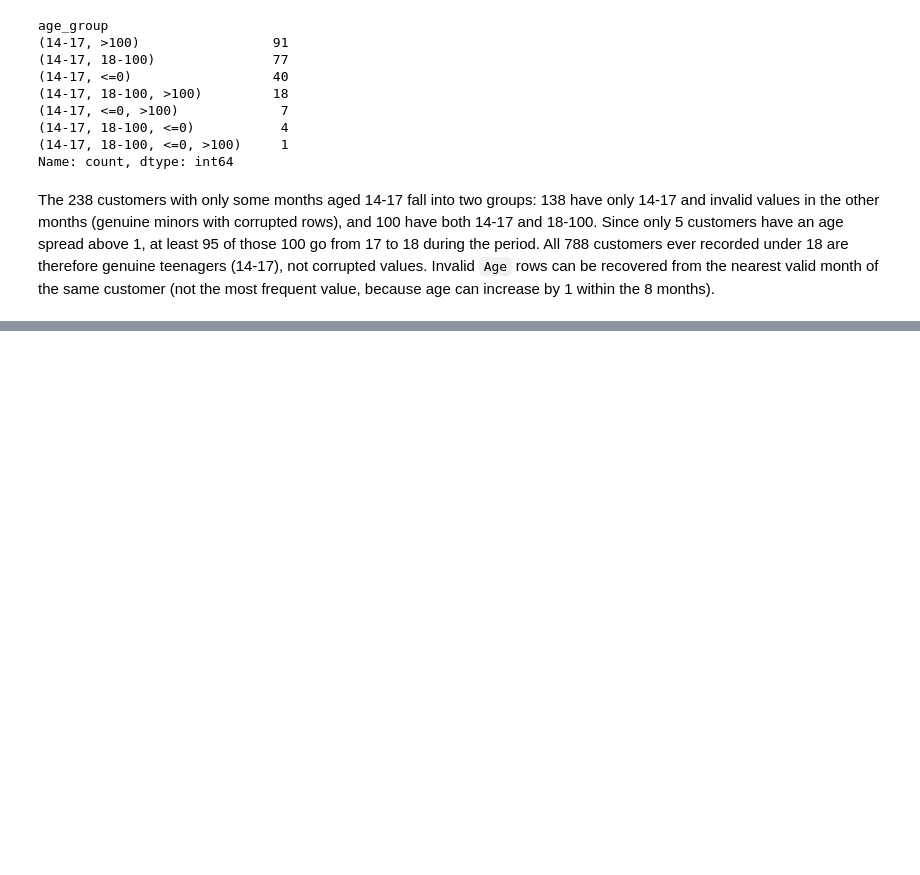
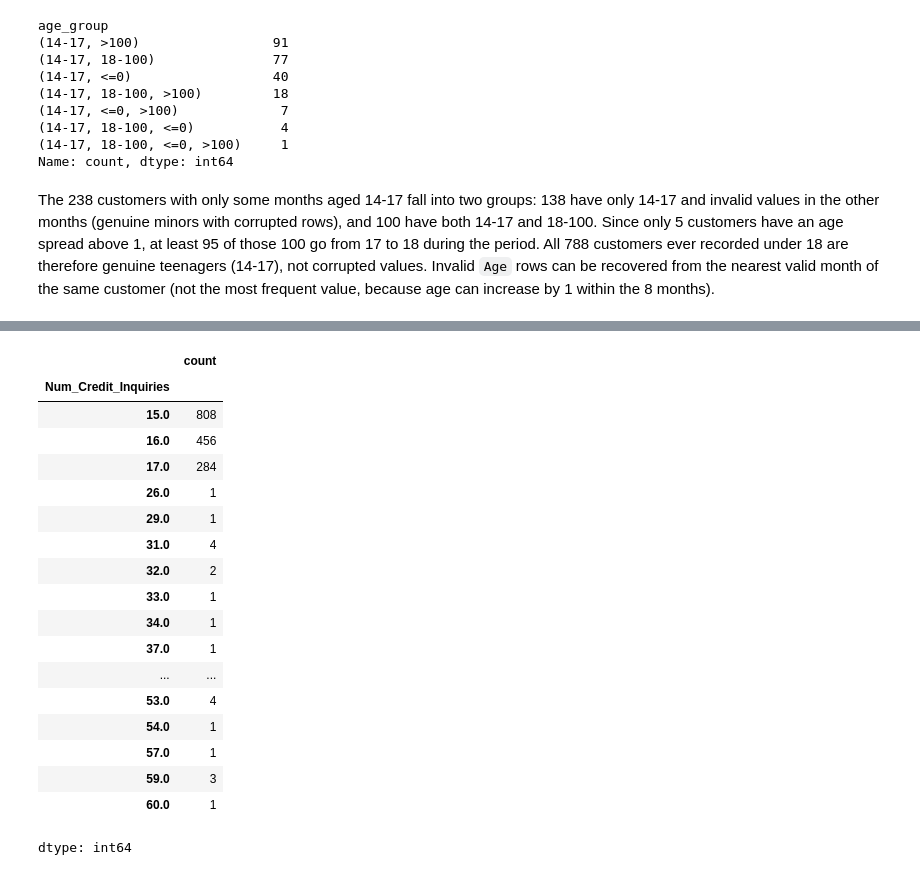
Before and after one commit to khalilullahalfaath/credit-scoring-fairness-audit, a Jupyter notebook: notebooks/eda.ipynb, the cells around one changed output, grey strips where cells are left out. Cells and saved outputs as stored; diff of their text form; code cells hidden in the pictures; blank space fills up the shorter version.

```diff
--- a/notebooks/eda.ipynb
+++ b/notebooks/eda.ipynb
@@ -657,0 +1119,23 @@ The 238 customers with only some months aged 14-17 fall into two groups: 138 hav
+# %%
+# Values between 15 and 60: where does the normal range end?
+df.loc[df["Num_Credit_Inquiries"].between(15, 60), "Num_Credit_Inquiries"].value_counts().sort_index()
+# %% [output]
+|  | count |
+| Num_Credit_Inquiries |  |
+| 15.0 | 808 |
+| 16.0 | 456 |
+| 17.0 | 284 |
+| 26.0 | 1 |
+| 29.0 | 1 |
+| 31.0 | 4 |
+| 32.0 | 2 |
+| 33.0 | 1 |
+| 34.0 | 1 |
+| 37.0 | 1 |
+| ... | ... |
+| 53.0 | 4 |
+| 54.0 | 1 |
+| 57.0 | 1 |
+| 59.0 | 3 |
+| 60.0 | 1 |
+dtype: int64
```
Also changed, not shown: parts of 39 cells of this notebook.
